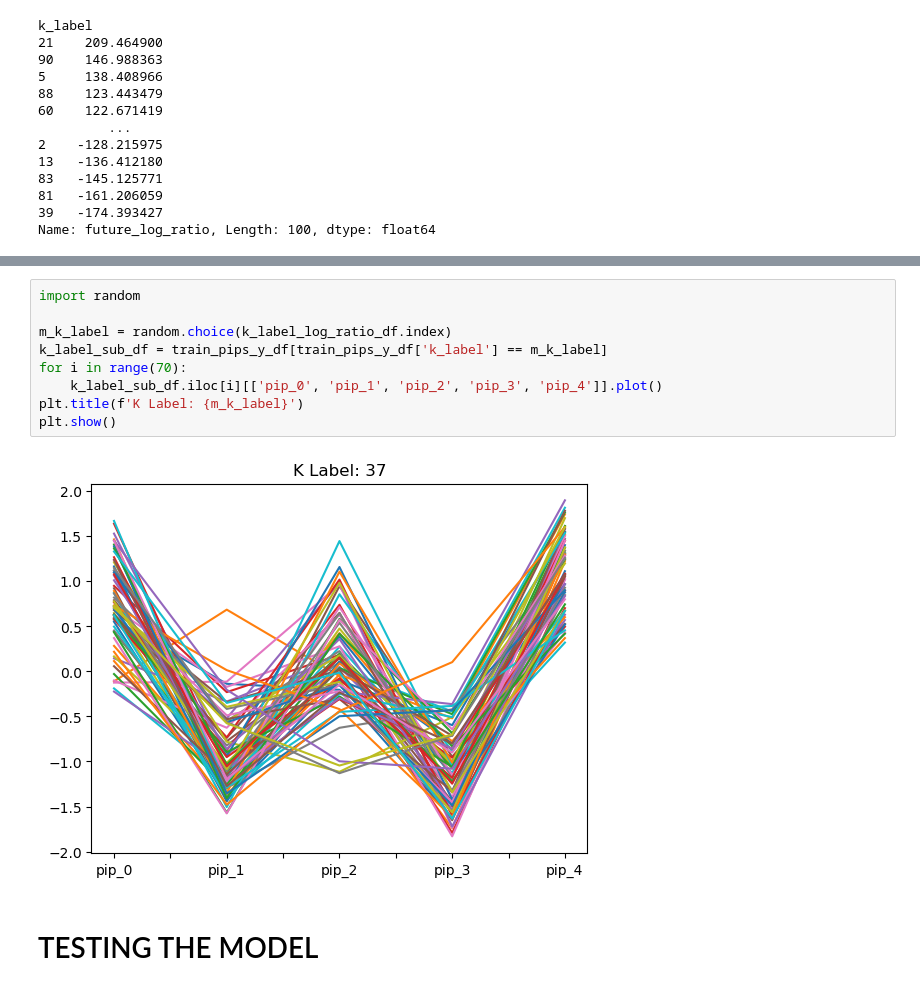
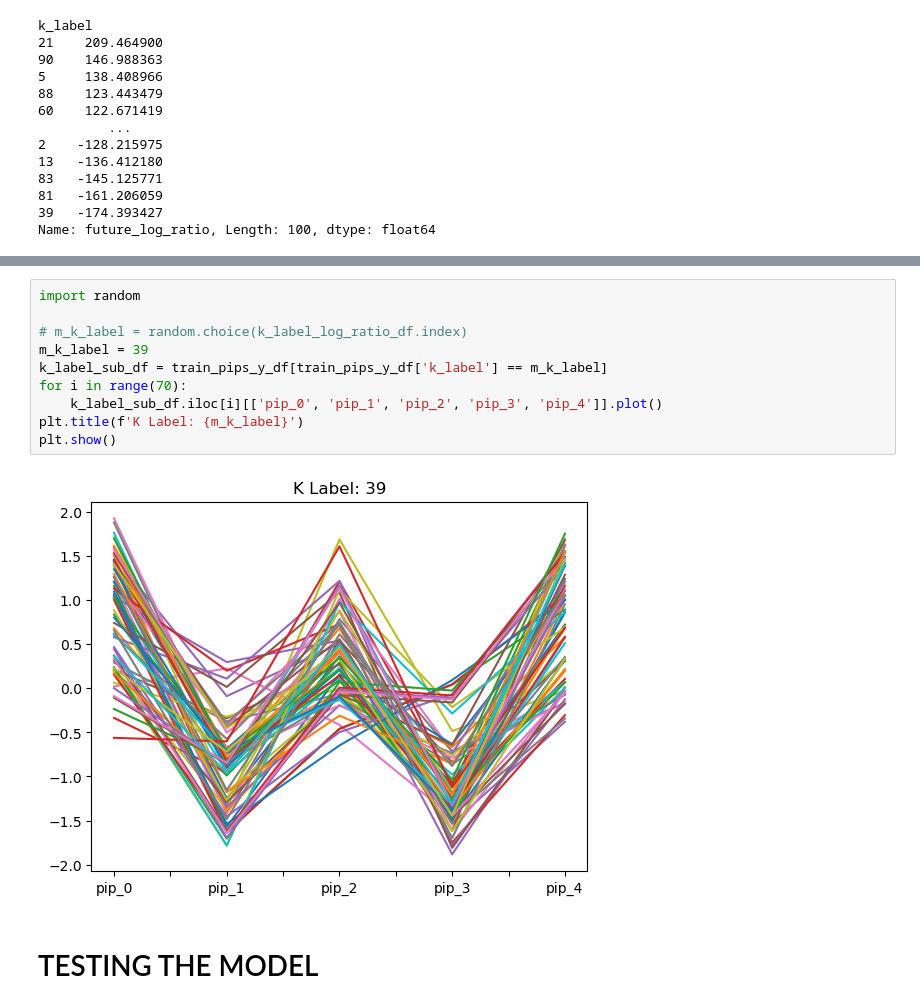
Before and after one commit to EngineerDanny/robust_algo_trader, a Jupyter notebook: kmeans/perceptually_important.ipynb, the cells around one changed output, grey strips where cells are left out. Drawn from its saved outputs; the diff is of its cells as text.

Commit message:
filter out best performing k_labels

```diff
--- a/kmeans/perceptually_important.ipynb
+++ b/kmeans/perceptually_important.ipynb
@@ -149,14 +210,15 @@ Name: future_log_ratio, Length: 100, dtype: float64
 # %%
 import random
 
-m_k_label = random.choice(k_label_log_ratio_df.index)
+# m_k_label = random.choice(k_label_log_ratio_df.index)
+m_k_label = 39
 k_label_sub_df = train_pips_y_df[train_pips_y_df['k_label'] == m_k_label]
 for i in range(70):
     k_label_sub_df.iloc[i][['pip_0', 'pip_1', 'pip_2', 'pip_3', 'pip_4']].plot()
 plt.title(f'K Label: {m_k_label}')
 plt.show()
 # %% [output]
-[figure, old version]
+[figure, new version]
 # %% [markdown]
 # TESTING THE MODEL
 # %%
```
Also changed, not shown: parts of 3 cells of this notebook.
